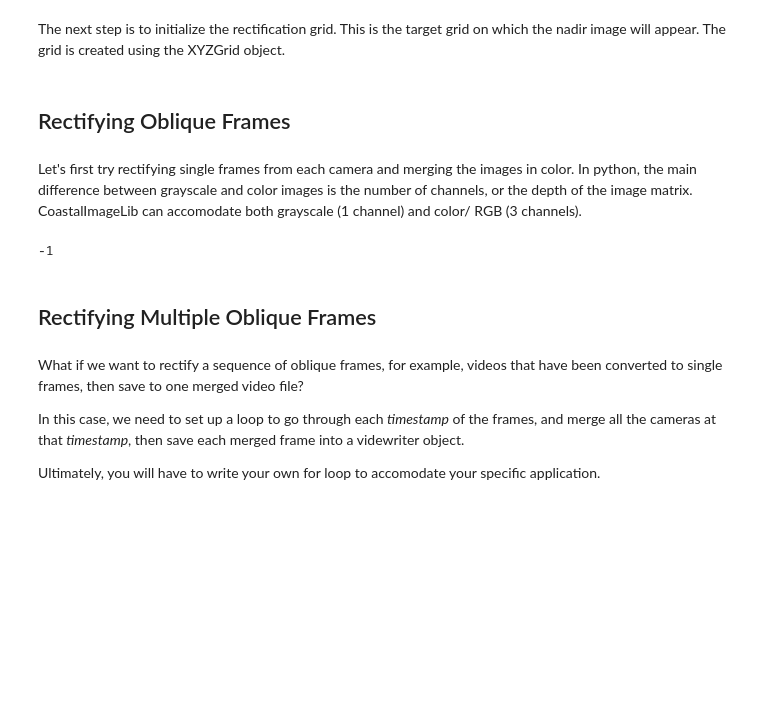
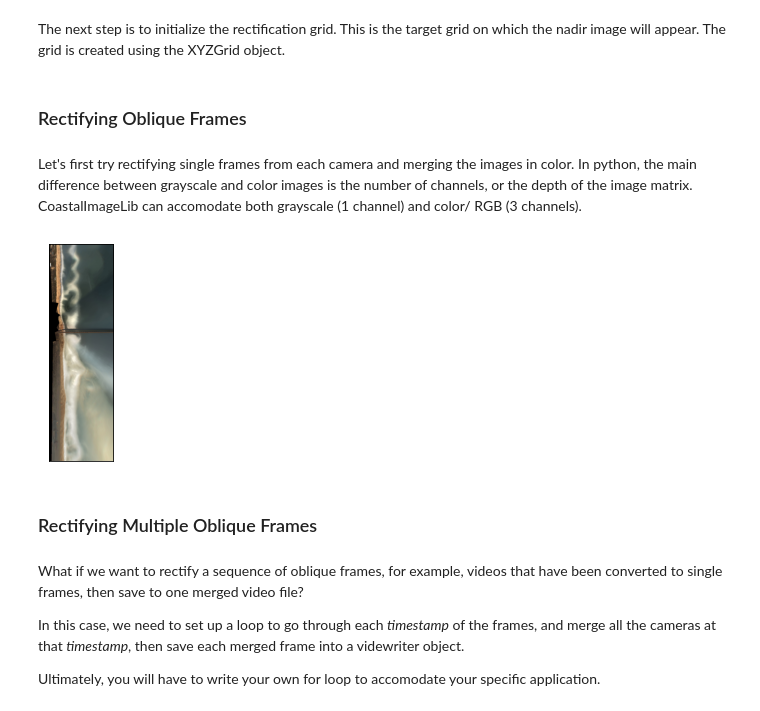
Before and after one commit to mailemccann/coastalimagelib, a Jupyter notebook: CoastalImageLib_Illustrative_Example.ipynb, the cells around one changed output. Cells and saved outputs as stored; diff of their text form; code cells hidden in the pictures; blank space fills up the shorter version.

```diff
--- a/CoastalImageLib_Illustrative_Example.ipynb
+++ b/CoastalImageLib_Illustrative_Example.ipynb
@@ -79,20 +93,26 @@ z = 0
 
 grid = cf.XYZGrid([xMin,xMax], [yMin,yMax], dx, dy, z)
 # %% [markdown]
-## Rectifying Oblique Frames
+### Rectifying Oblique Frames
 # %% [markdown]
 Let's first try rectifying single frames from each camera and merging the images in color. In python, the main difference between grayscale and color images is the number of channels, or the depth of the image matrix. CoastalImageLib can accomodate both grayscale (1 channel) and color/ RGB (3 channels).
 # %%
 rect_frame_gray = cf.mergeRectify(image_list, cameras, grid)
-# %%
-# Display our rectified frame
-# Click 'x' on the pop- up window to leave display
-cv.imshow('Rectified Frame',rect_frame_gray.astype(np.uint8))
-cv.waitKey(0)
-# %% [output]
--1
+# %%
+# Display our rectified frame
+fig, axs = plt.subplots(1)
+axs.xaxis.set_visible(False)
+axs.yaxis.set_visible(False)
+axs.imshow(rect_frame_gray.astype(np.uint8),
+        cmap="gray",
+        vmin=0,
+        vmax=255
+    )
+plt.show()
+# %% [output]
+[figure, added]
 # %% [markdown]
-## Rectifying Multiple Oblique Frames
+### Rectifying Multiple Oblique Frames
 # %% [markdown]
 What if we want to rectify a sequence of oblique frames, for example, videos that have been converted to single frames, then save to one merged video file?
 
```
Also changed, not shown: parts of 8 cells of this notebook, 7 other files.
